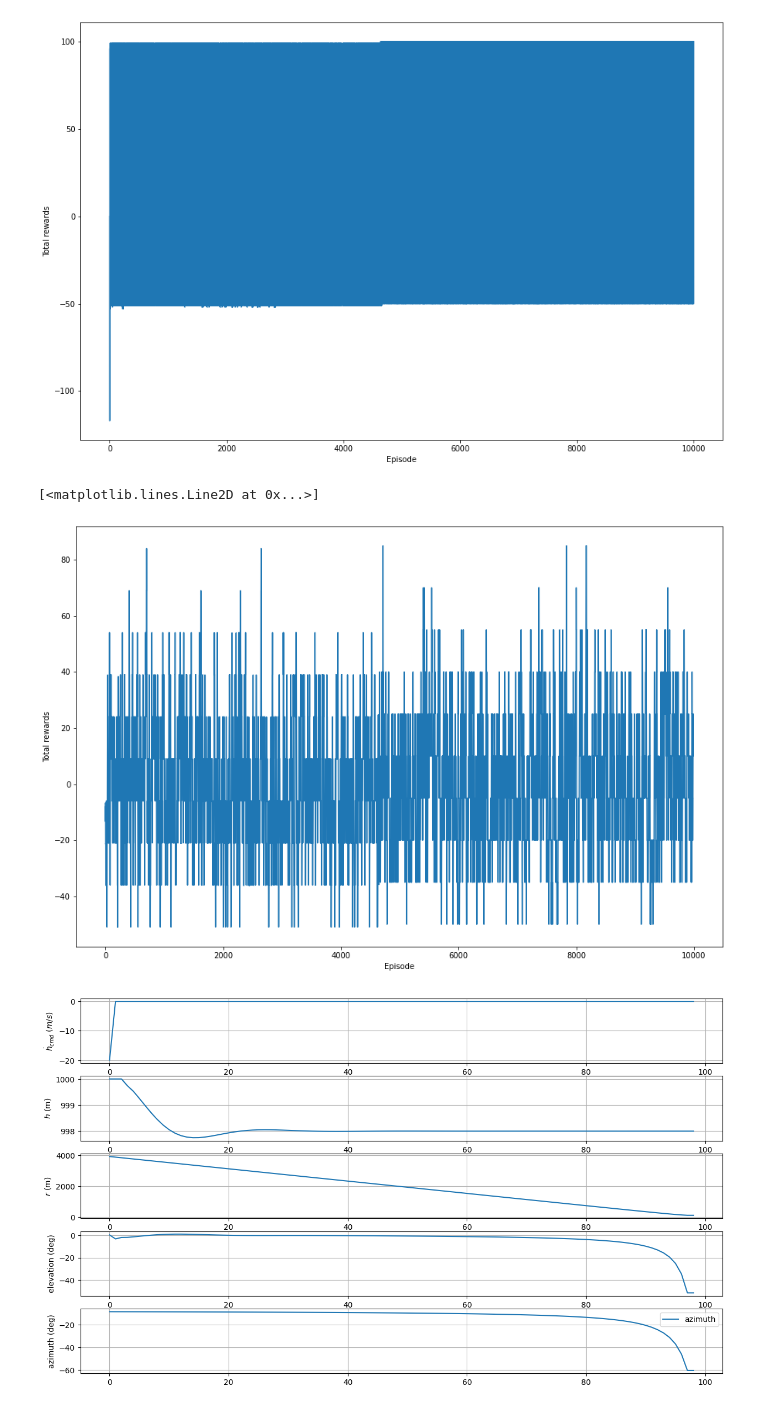
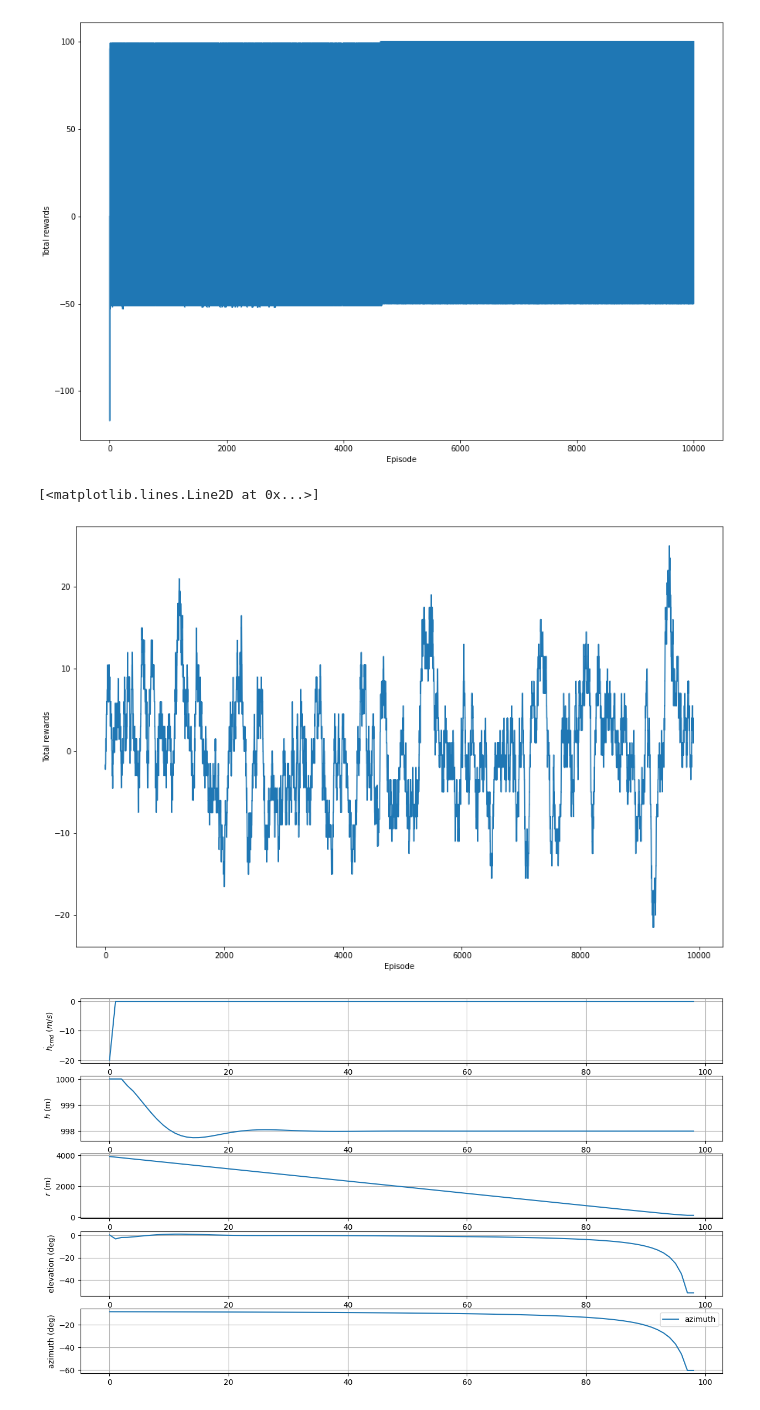
Before and after one commit to acsl-inha/collision_avoidance, a Jupyter notebook: Aircraft_avoidance_RL/9.release_cmd/release_cmd.ipynb, the cells around one changed output. Cells and saved outputs as stored; diff of their text form; code cells hidden in the pictures.

```diff
--- a/Aircraft_avoidance_RL/9.release_cmd/release_cmd.ipynb
+++ b/Aircraft_avoidance_RL/9.release_cmd/release_cmd.ipynb
@@ -260,15 +260,15 @@ def moving_average(data,n):
         res_data[i]=sum(data[i:i+n])/n
     return res_data
 # %%
-average_number=10
+average_number=100
 filtered_data=moving_average(reward_list,average_number)
 plt.figure(figsize=(15,10))
 plt.xlabel("Episode")
 plt.ylabel("Total rewards")
 plt.plot(filtered_data)
 # %% [output]
 [<matplotlib.lines.Line2D at 0x...>]
-[figure, old version]
+[figure, new version]
 # %%
 # plots
 Deg2Rad = np.pi/180
```
Also changed, not shown: parts of 4 cells of this notebook, 54 other files.
